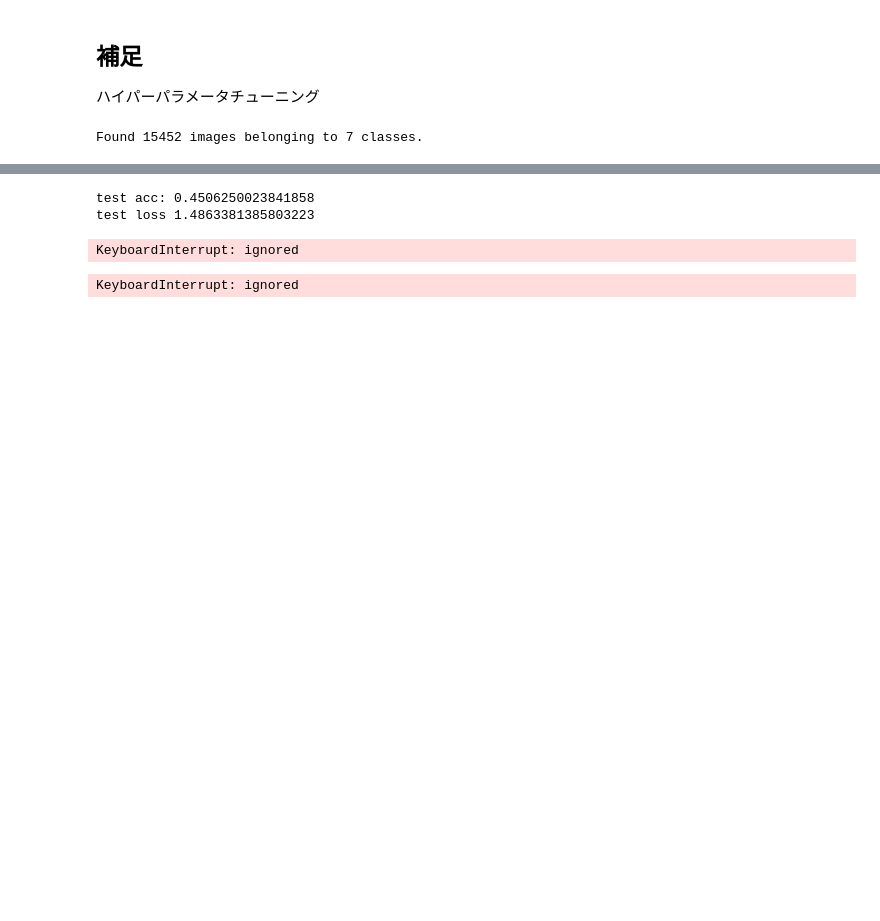
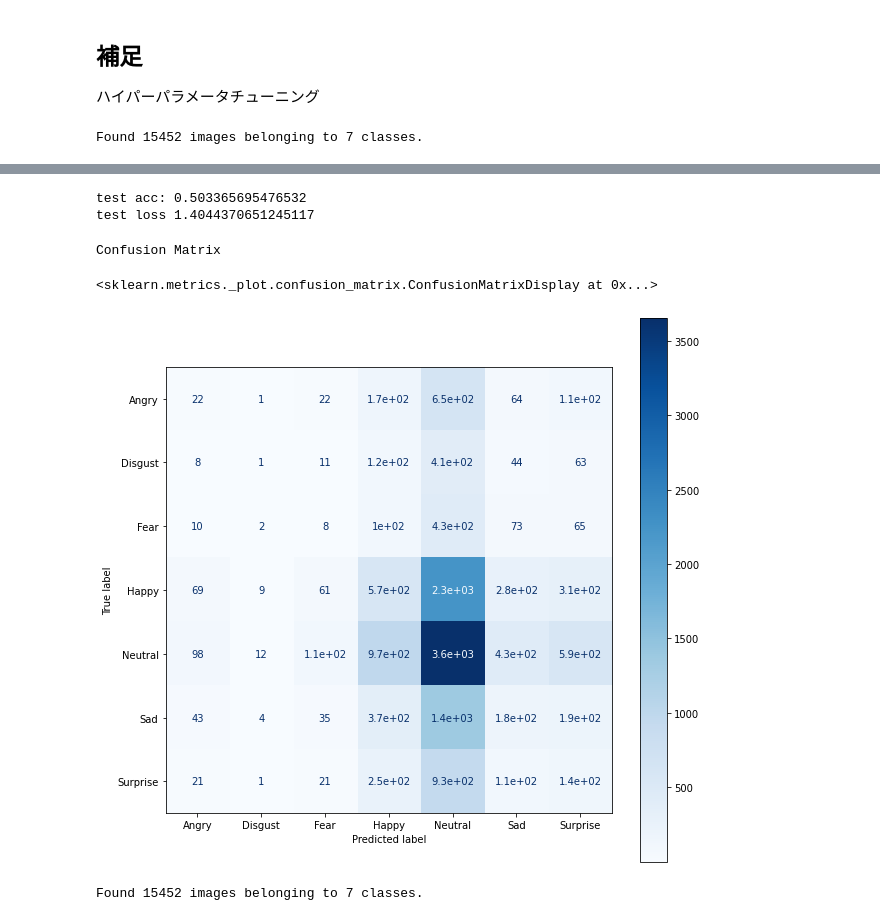
Before and after one commit to rikunemu/data_study, a Jupyter notebook: Emotions_model.ipynb, the cells around one changed output, grey strips where cells are left out. Cells and saved outputs as stored; diff of their text form; code cells hidden in the pictures; blank space fills up the shorter version.

```diff
--- a/Emotions_model.ipynb
+++ b/Emotions_model.ipynb
@@ -231,13 +281,14 @@ hist_df
 ハイパーパラメータチューニング
 # %%
 # モデルと重みの読み込み
-model.load_weights('/content/drive/MyDrive/data分析/Face Experience/faceweight2.h5')
+model2=models.load_model('/content/drive/MyDrive/data分析/Face Experience/facemodel1.h5')
+model2.load_weights('/content/drive/MyDrive/data分析/Face Experience/faceweightepoch10.h5')
 # %%
 test_datagen = ImageDataGenerator(rescale = 1./255)
 test_generater = test_datagen.flow_from_directory(
     test_dir,
     target_size =  (48, 48),
-    batch_size = 309,
+    batch_size = 3863,
     class_mode = 'categorical'
 )
 # %% [output]
@@ -245,16 +299,7 @@ Found 15452 images belonging to 7 classes.
 # %%
-test_loss, test_acc = model.evaluate_generator(test_generater, steps=50)
+test_loss, test_acc = model2.evaluate_generator(test_generater, steps=50)
 print('test acc:', test_acc)
 print('test loss', test_loss)
 # %% [output]
-test acc: 0.4506250023841858
-test loss 1.4863381385803223
+test acc: 0.503365695476532
+test loss 1.4044370651245117
-# %%
-MEMBER = ["A","B","C","D","E","F","G"]
-y_true = np.argmax(test_generater,axis=1)
-cm = confusion_matrix(y_true,y_pred)
-cm = pd.DataFrame(data=cm,index=MEMBER,columns=MEMBER)
-sns.heatmap(cm,square=True,cbar=True,annot=True,cmap='Blues')
-plt.show()
-# %% [output]
-KeyboardInterrupt: ignored
@@ -266,6 +305,0 @@ plt.show()
-# %%
-from sklearn.metrics import confusion_matrix, ConfusionMatrixDisplay
-#best_model=model.load_weights('/content/drive/MyDrive/data分析/Face Experience/faceweight2.h5')
-predictions = model.predict(test_generater)
-# %% [output]
-KeyboardInterrupt: ignored
@@ -276,0 +306,29 @@ cmd.plot(cmap=plt.cm.Blues)
+# %%
+from sklearn.metrics import confusion_matrix, ConfusionMatrixDisplay
+Y_pred = model2.predict_generator(test_generater, 4)
+y_pred = np.argmax(Y_pred, axis=1)
+labels = ["Angry", "Disgust", "Fear", "Happy", "Neutral", "Sad", "Surprise"]
+print("Confusion Matrix")
+# confusion matrixの作成
+cm = confusion_matrix(test_generater.classes, y_pred)
+#表示
+cmd = ConfusionMatrixDisplay(confusion_matrix=cm, display_labels=labels)
+fig, ax = plt.subplots(figsize=(10, 10))
+cmd.plot(ax=ax, cmap="Blues")
+# %% [output]
+Confusion Matrix
+<sklearn.metrics._plot.confusion_matrix.ConfusionMatrixDisplay at 0x...>
+[figure, added]
+# %%
+import numpy as np
+from sklearn import metrics
+classes = ["Angry", "Disgust", "Fear", "Happy", "Neutral", "Sad", "Surprise"]
+test_datagen = ImageDataGenerator(rescale=1.0 / 255)
+test_generator = test_datagen.flow_from_directory(directory=test_dir,
+                                                  target_size=(48, 48),
+                                                  color_mode='rgb',
+                                                  class_mode='categorical',
+                                                  batch_size=3863,
+                                                  shuffle=False)
+# %% [output]
+Found 15452 images belonging to 7 classes.
```
Also changed, not shown: parts of 23 cells of this notebook.
